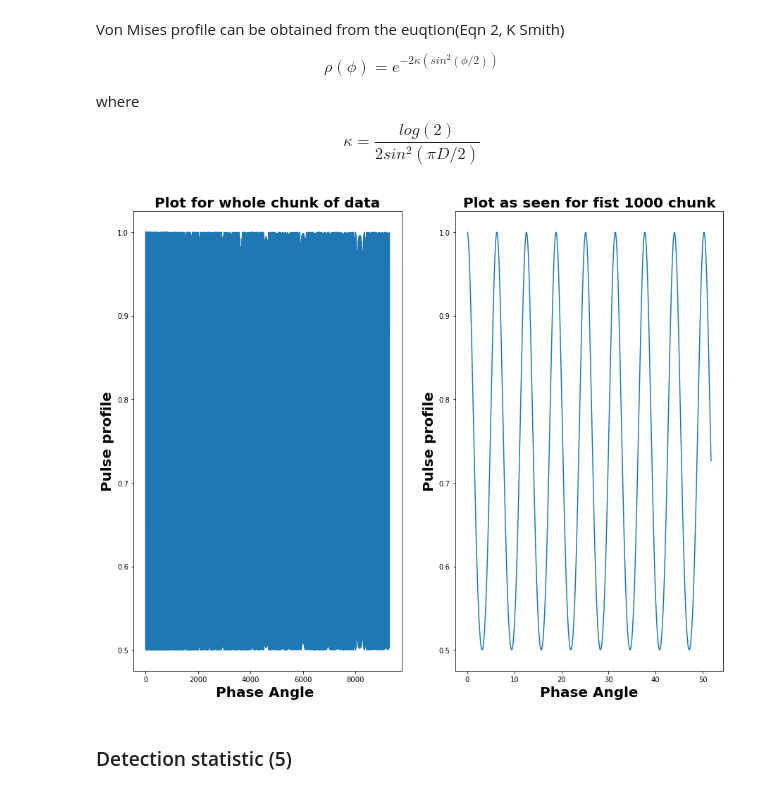
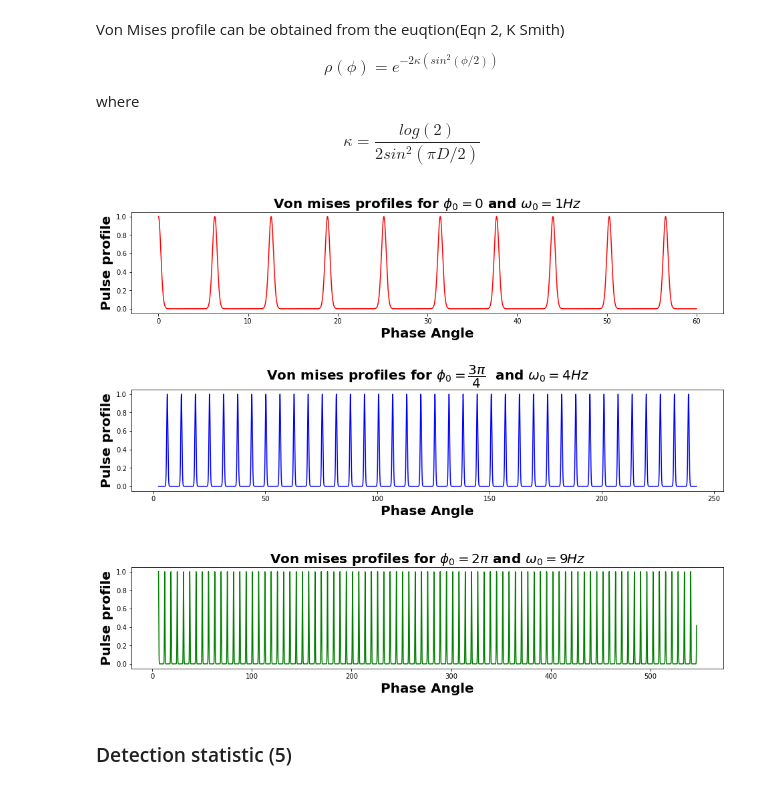
Before and after one commit to WVU-PSR-FRB/code_from_anoj, a Jupyter notebook: init_coherent_search_algorithm.ipynb, the cells around one changed output. Saved outputs shown, nothing was run; the diff lists cells and outputs as text; code cells hidden in the pictures.

```diff
--- a/init_coherent_search_algorithm.ipynb
+++ b/init_coherent_search_algorithm.ipynb
@@ -19,10 +19,12 @@ df.head()
 # %% [markdown]
 ### Constant acceleration model eqn (1)
 # %%
-p0 = 0                     # rest phase phi 0 in eqn below
-t = df['time_sec']
-w0 = 5
-a = 5                      # acceleration parameter alpha in the eqn below
+rest_phase = np.arange(0, (np.pi*9)/4, np.pi/4)     # rest phase phi_0 in eqn below values taken from
+                                                    # (0 to 2pi) with an interval of pi/4
+time = df['time_sec']
+freq = np.arange(1,10,1)                            # frequency omega_0 taken from (0 to 12)Hz at an interval
+                                                    # of 1.5Hz
+acceleration = 0                                    # acceleration parameter alpha in the eqn below
 # %% [markdown]
 Equation 1 in K smith(2016).
 $$ \phi(t) = \phi_{0} + \omega_{0}t + \frac{1}{2}\alpha t^2$$
@@ -34,3 +36,8 @@ def pulse_phase(p0,t,w0,a):
     '''
     phase = p0 + w0*t + 0.5*a*t**2
     return phase
+
+phase_calculation = []
+for ind1 in np.arange(len(freq)):
+    phase_val = pulse_phase(rest_phase[ind1], time, freq[ind1], acceleration)
+    phase_calculation.append(phase_val)
@@ -66,21 +88,48 @@ def von_mises_profile(angle,duty):
 
     return y
 # %%
-fig, von_mises = plt.subplots(nrows=1, ncols=2, figsize = (15,12))
-x2 = phase_angle
-y2 = von_mises_profile(x2, 5)
-von_mises[0].plot(x2,y2)
-von_mises[1].plot(x2[1:1000], y2[1:1000])
-von_mises[0].set_xlabel('Phase Angle ', fontsize = 20, weight = 'bold')
+# Here, I am planning to show comparative plot of von mises profile for different combination values of phase
+# and frequency. Among 9 different values, I will pick (phase, frequency) combination of (0,1Hz), (3pi/4, 4Hz)
+# and (2pi, 9Hz). I have chosen duty cycle of 10% to calculate K parameter.
+
+
+for ind2 in np.arange(9):
+
+    if ind2 == 0:
+        x2 = phase_calculation[ind2]
+        y2 = von_mises_profile(x2, 0.1)
+
+
+    elif ind2 == 3:
+        x3 = phase_calculation[ind2]
+        y3 = von_mises_profile(x3, 0.1)
+
+
+    elif ind2 == 8:
+        x4 = phase_calculation[ind2]
+        y4 = von_mises_profile(x4, 0.1)
+
+
+fig, von_mises = plt.subplots(nrows=3, figsize = (15,12))
+von_mises[0].plot(x2, y2,'r')
+von_mises[0].set_xlabel('Phase Angle', fontsize = 20, weight = 'bold')
 von_mises[0].set_ylabel('Pulse profile', fontsize = 20, weight = 'bold')
+von_mises[0].set_title('Von mises profiles for $\phi_{0} = 0$ and $\omega_{0} = 1Hz$',fontsize = 20, weight = 'bold')
+fig.tight_layout(pad = 7)
+von_mises[1].plot(x3, y3,'b')
 von_mises[1].set_xlabel('Phase Angle', fontsize = 20, weight = 'bold')
 von_mises[1].set_ylabel('Pulse profile', fontsize = 20, weight = 'bold')
-von_mises[0].set_title('Plot for whole chunk of data', fontsize = 20, weight = 'bold')
-von_mises[1].set_title('Plot as seen for fist 1000 chunk',fontsize = 20, weight = 'bold')
+von_mises[1].set_title('Von mises profiles for $\phi_{0} = \dfrac{3\pi}{4}$  and $\omega_{0} = 4Hz$',fontsize = 20, weight = 'bold')
+
+von_mises[2].plot(x4, y4,'g')
+von_mises[2].set_xlabel('Phase Angle', fontsize = 20, weight = 'bold')
+von_mises[2].set_ylabel('Pulse profile', fontsize = 20, weight = 'bold')
+von_mises[2].set_title('Von mises profiles for $\phi_{0} = 2\pi$ and $\omega_{0} = 9Hz$',fontsize = 20, weight = 'bold')
+
 plt.savefig('/home/astroguy/Desktop/research/research_emannuele/init_coh_search_algthm/Pulse_profile.pdf')
 plt.show()
 # %% [output]
-[figure, old version]
+[figure, new version]
 # %% [markdown]
 ### Detection statistic (5)
 # %% [markdown]
```
Also changed, not shown: parts of 11 cells of this notebook.
